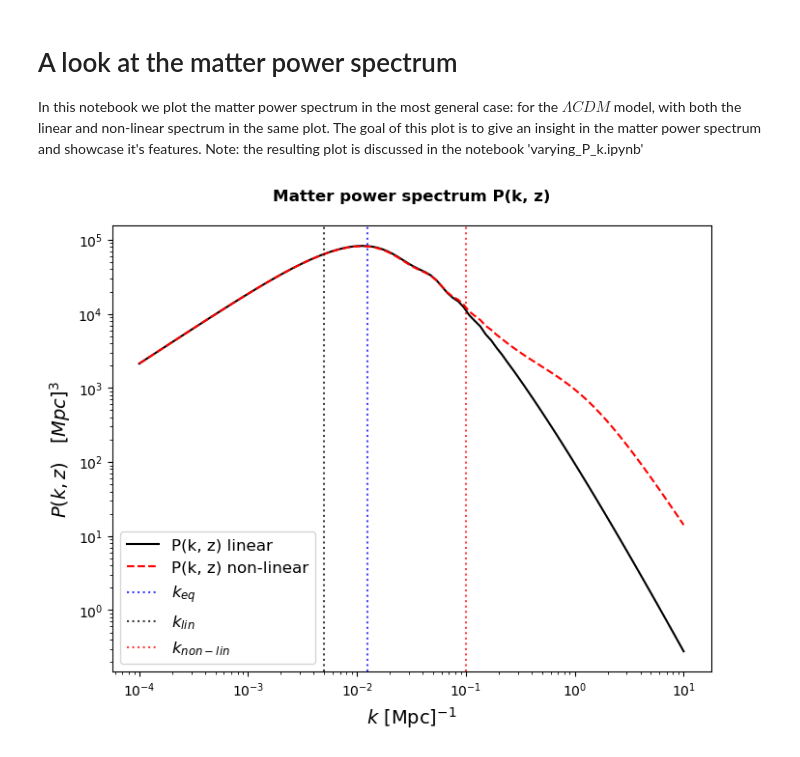
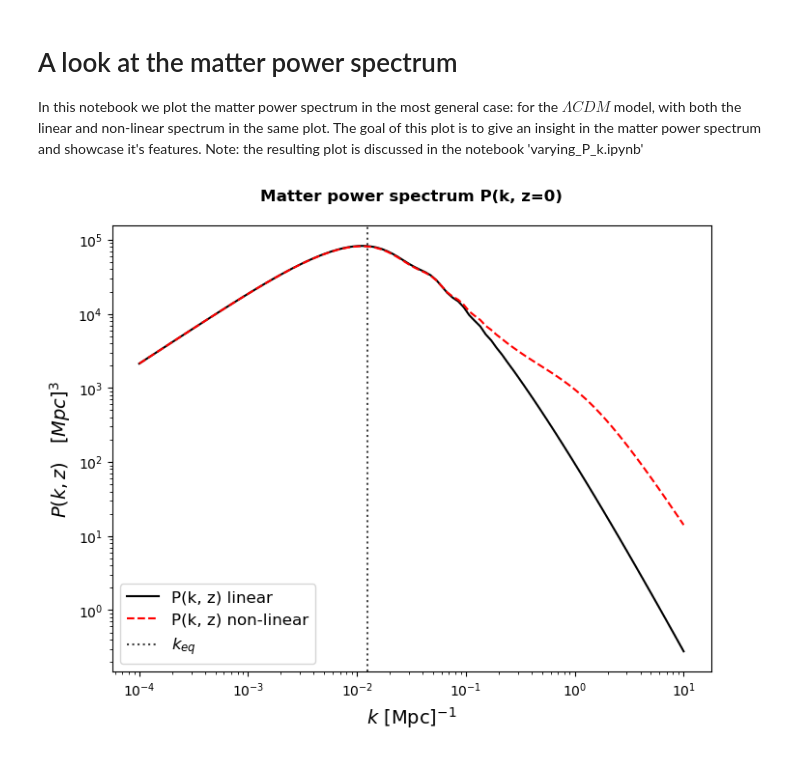
Before and after one commit to XanderHenrik/Masters-Project, a Jupyter notebook: notebooks/Starting notebooks/insight_P_k.ipynb, the cells around one changed output. Cells and saved outputs as stored; diff of their text form; code cells hidden in the pictures.

```diff
--- a/notebooks/Starting notebooks/insight_P_k.ipynb
+++ b/notebooks/Starting notebooks/insight_P_k.ipynb
@@ -22,35 +22,35 @@ a = 1 # scale factor
 # The standard values, in a dictionary:
 pars = {r"Omega_c": 0.27, r"Omega_b": 0.045, r"h": 0.67, r"A_s": 2.1e-9, r"n_s": 0.96} # Here we have a reference list of the parameters. This will be altered slightly in the loop.
 
 # For elegance in our plot:
 keys = list(pars)
 keys[0], keys[1], keys[3], keys[4] = r"$\Omega_c$", r"$\Omega_b$", r"$A_s$", r"$n_s$"
 keys.append(r"$N_{eff}$")
 
 # Define the linear matter power spectrum for the "vanilla LCDM" model:
 cosmology = ccl.Cosmology(**pars)#Omega_c=0.27, Omega_b=0.045, h=0.67, A_s=2.1e-9, n_s=0.96) # , transfer_function='boltzmann_class') # , transfer_function="eisenstein_hu")
 vanilla_lcdm = ccl.linear_matter_power(cosmology, k, a)
 vanilla_lcdm_non_lin = ccl.nonlin_matter_power(cosmology, k, a)
 
 # Reference plot of linear and non-linear matter power spectrum:
 # Initiate the plot:
 plt.figure(figsize=(8, 6))
-plt.title("Matter power spectrum P(k, z)\n", weight='bold')
+plt.title("Matter power spectrum P(k, z=0)\n", weight='bold')
 
 # Plot the linear and non-linear matter power spectra of LCDM:
 plt.loglog(k, vanilla_lcdm, label='P(k, z) linear', color='k')
 plt.loglog(k, vanilla_lcdm_non_lin, label='P(k, z) non-linear', linestyle='dashed', color='r')
 
 # Now we plot some reference lines. NOTE: the values of these lines are purely chosen based on visual result and by no means the official values
 # These lines are just there to give the reader insight and a visual guideline:
-plt.axvline(x=0.0125, linestyle='dotted', color='b', label=r'$k_{eq}$', alpha=0.75)
-plt.axvline(x=0.005, linestyle='dotted', color='k', label=r'$k_{lin}$', alpha=0.75)
-plt.axvline(x=0.1, linestyle='dotted', color='r', label=r'$k_{non-lin}$', alpha=0.75)
+plt.axvline(x=0.0125, linestyle='dotted', color='k', label=r'$k_{eq}$', alpha=0.75)
+# plt.axvline(x=0.005, linestyle='dotted', color='k', label=r'$k_{lin}$', alpha=0.75)
+# plt.axvline(x=0.1, linestyle='dotted', color='r', label=r'$k_{non-lin}$', alpha=0.75)
 
 # For prettyness of the plot and readability:
 plt.legend(loc='lower left', fontsize=12)
 plt.xlabel(r'$k$ [Mpc]$^{-1}$', fontsize=14)
 plt.ylabel(r'$P(k, z)\quad [Mpc]^{3}$', fontsize=14)
 plt.show()
 # %% [output]
-[figure, old version]
+[figure, new version]
```
Also changed, not shown: 6 other files.
